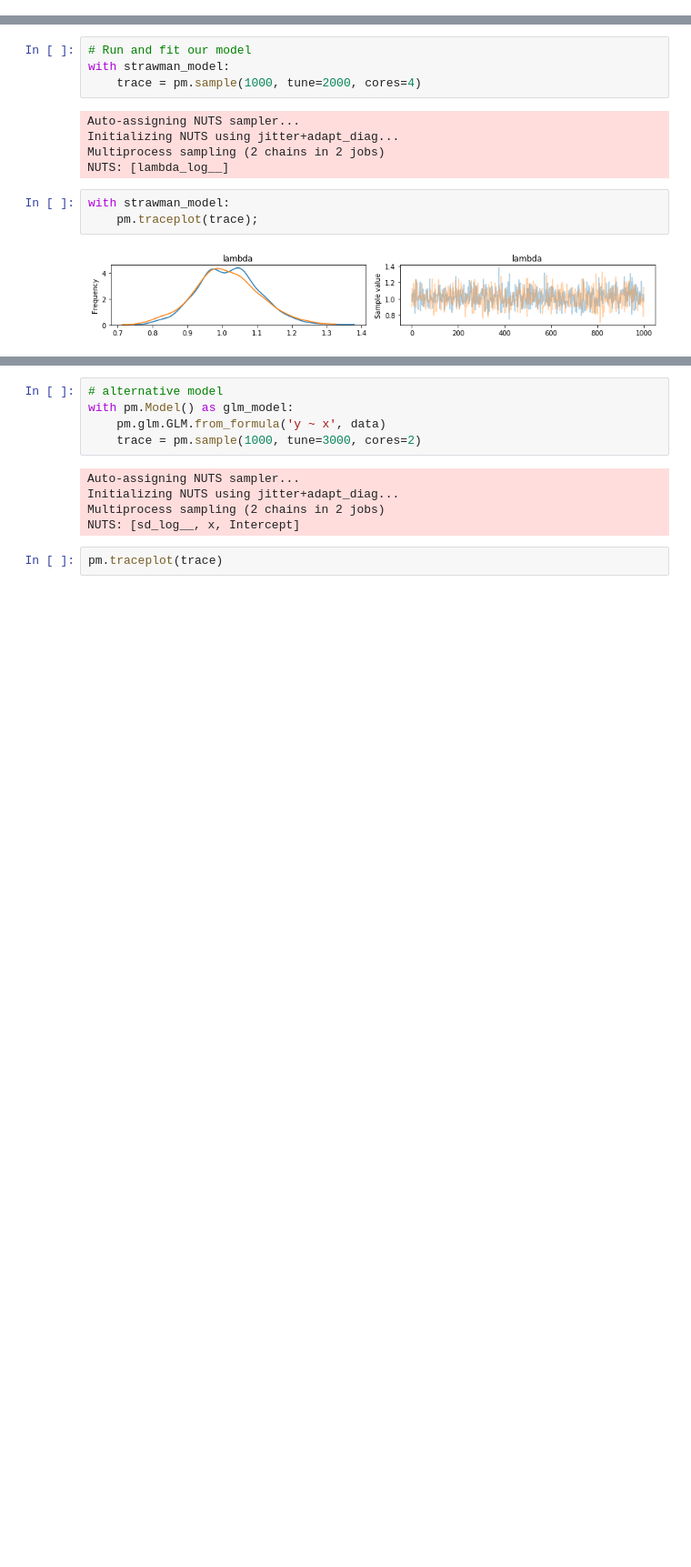
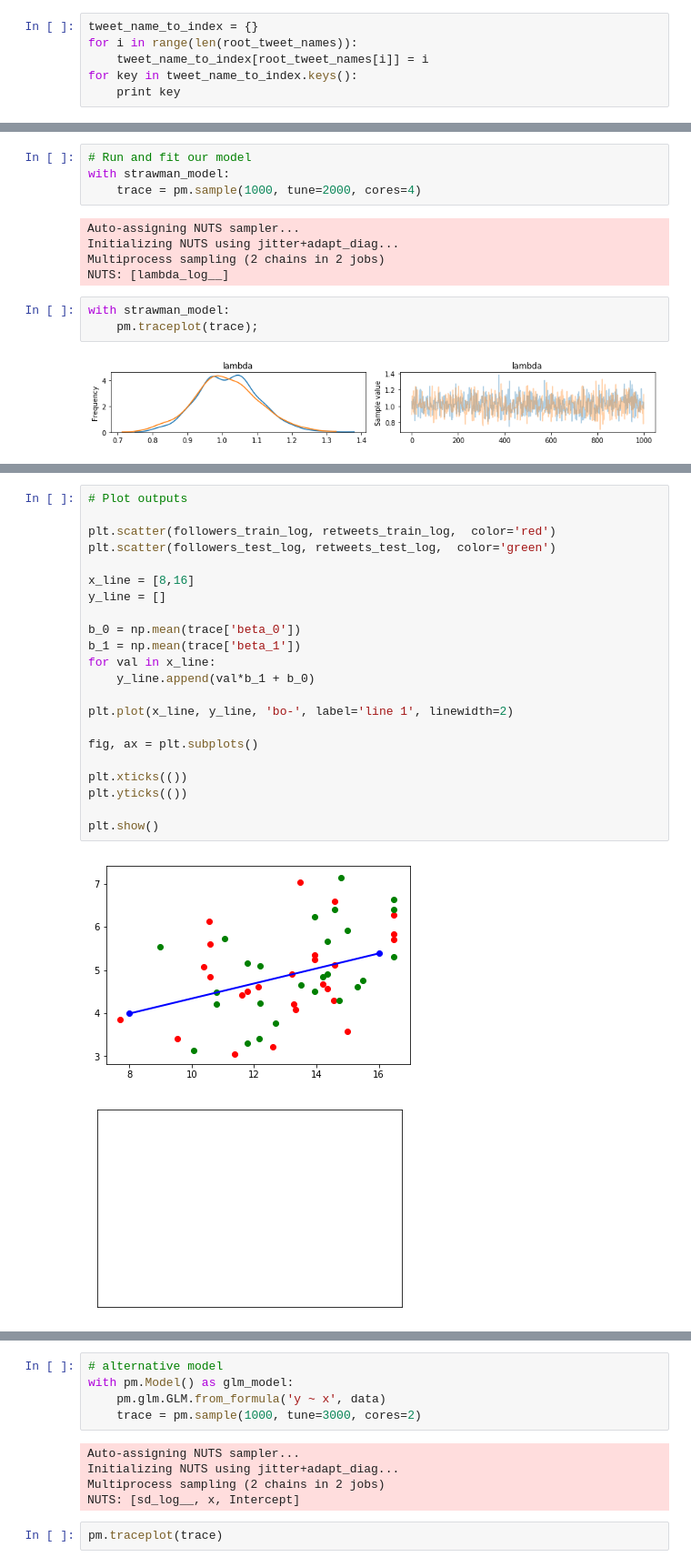
Before and after one commit to qandrew/6.882-fp, a Jupyter notebook: andrew/Strawman Model.ipynb, the cells around one changed output, grey strips where cells are left out. Shown at 91% size. Drawn from its saved outputs; the diff is of its cells as text; blank space fills up the shorter version.

```diff
--- a/andrew/Strawman Model.ipynb
+++ b/andrew/Strawman Model.ipynb
@@ -35,3 +35,9 @@ for i in range(len(root_tweet_names)):
     tweet_df[['FollowerCount','UserId']] = tweet_df[['FollowerCount','UserId']].fillna(0)
 
     tweet_dfs[i] = tweet_df
+# %%
+tweet_name_to_index = {}
+for i in range(len(root_tweet_names)):
+    tweet_name_to_index[root_tweet_names[i]] = i
+for key in tweet_name_to_index.keys():
+    print key
@@ -152,3 +229,28 @@ The estimated number of effective samples is smaller than 200 for some parameter
+# %%
+# Plot outputs
+
+plt.scatter(followers_train_log, retweets_train_log,  color='red')
+plt.scatter(followers_test_log, retweets_test_log,  color='green')
+
+x_line = [8,16]
+y_line = []
+
+b_0 = np.mean(trace['beta_0'])
+b_1 = np.mean(trace['beta_1'])
+for val in x_line:
+    y_line.append(val*b_1 + b_0)
+
+plt.plot(x_line, y_line, 'bo-', label='line 1', linewidth=2)
+
+fig, ax = plt.subplots()
+
+plt.xticks(())
+plt.yticks(())
+
+plt.show()
+# %% [output]
+[figure, added]
+[figure, added]
 # %%
 pm.traceplot(trace)
 # %% [output]
```
Also changed, not shown: parts of 10 cells of this notebook, 1 other file.
